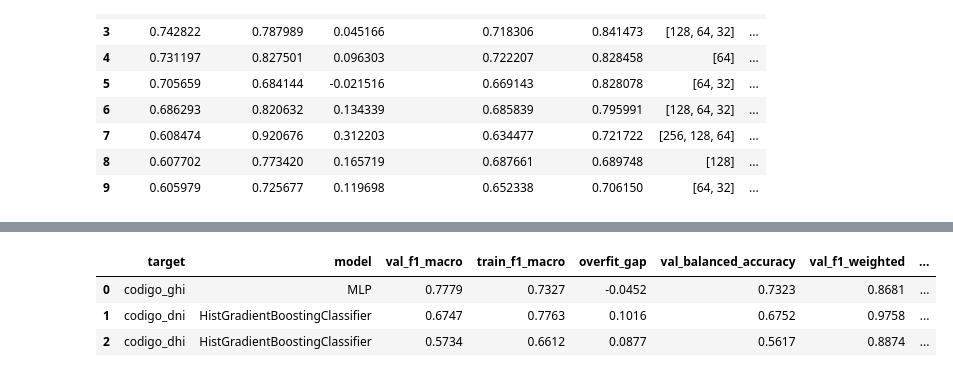
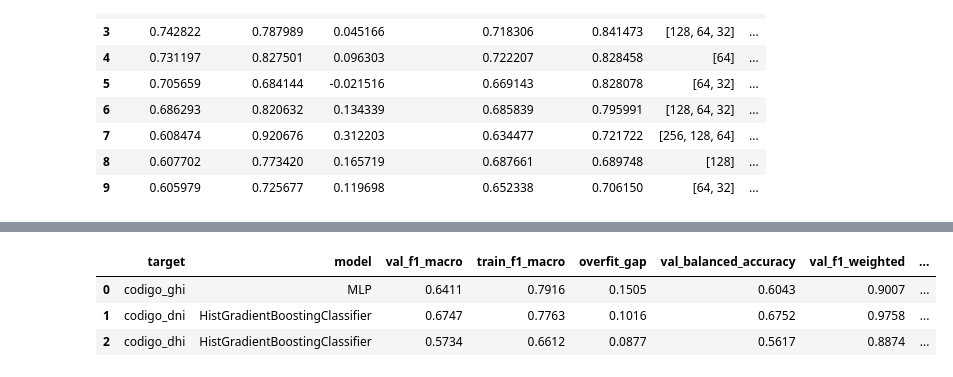
Before and after one commit to zacariasct4/TFM_IEBS, a Jupyter notebook: notebooks/15_model_selection_optimization.ipynb, the cells around one changed output, grey strips where cells are left out. Cells and saved outputs as stored; diff of their text form; code cells hidden in the pictures.

Commit message:
Final models are finally selected and optimized. They are saved along their results. Some python files with functions are also improved to manage and save these models

```diff
--- a/notebooks/15_model_selection_optimization.ipynb
+++ b/notebooks/15_model_selection_optimization.ipynb
@@ -2086,15 +1710,0 @@ best_mlp_ghi_df.to_parquet(
-# %%
-best_mlp_ghi = (
-    mlp_ghi_results
-    .iloc[0]
-    .copy()
-)
-
-best_mlp_ghi_df = pd.DataFrame(
-    [best_mlp_ghi]
-)
-
-best_mlp_ghi_df.to_parquet(
-    MLP_GHI_BEST_PATH,
-    index=False
-)
@@ -2161,14 +2215,25 @@ final_model_selection = pd.DataFrame([
     {
         "target": "codigo_ghi",
         "model": "MLP",
-        "val_f1_macro": best_mlp_ghi["val_f1_macro"],
-        "train_f1_macro": best_mlp_ghi["train_f1_macro"],
-        "overfit_gap": best_mlp_ghi["overfit_gap"],
+        "val_f1_macro": best_mlp_ghi[
+            "val_f1_macro_mean"
+        ],
+        "train_f1_macro": best_mlp_ghi[
+            "train_f1_macro_mean"
+        ],
+        "overfit_gap": (
+            best_mlp_ghi[
+                "train_f1_macro_mean"
+            ]
+            - best_mlp_ghi[
+                "val_f1_macro_mean"
+            ]
+        ),
         "val_balanced_accuracy": best_mlp_ghi[
-            "val_balanced_accuracy"
+            "val_balanced_accuracy_mean"
         ],
         "val_f1_weighted": best_mlp_ghi[
-            "val_f1_weighted"
+            "val_f1_weighted_mean"
         ],
         "source_model_id": mlp_ghi_id,
     },
@@ -2194,33 +2259,33 @@ final_model_selection = pd.DataFrame([
         "source_model_id": dni_hgb_id,
     },
 
     {
         "target": "codigo_dhi",
         "model": "HistGradientBoostingClassifier",
         "val_f1_macro": hgb_dhi_results.iloc[0][
             "val_f1_macro"
         ],
         "train_f1_macro": hgb_dhi_results.iloc[0][
             "train_f1_macro"
         ],
         "overfit_gap": hgb_dhi_results.iloc[0][
             "overfit_gap"
         ],
         "val_balanced_accuracy": hgb_dhi_results.iloc[0][
             "val_balanced_accuracy"
         ],
         "val_f1_weighted": hgb_dhi_results.iloc[0][
             "val_f1_weighted"
         ],
         "source_model_id": dhi_hgb_id,
     },
 ])
 
 display(
     final_model_selection.round(4)
 )
 # %% [output]
 |  | target | model | val_f1_macro | train_f1_macro | overfit_gap | val_balanced_accuracy | val_f1_weighted | ... |
-| 0 | codigo_ghi | MLP | 0.7779 | 0.7327 | -0.0452 | 0.7323 | 0.8681 | ... |
+| 0 | codigo_ghi | MLP | 0.6411 | 0.7916 | 0.1505 | 0.6043 | 0.9007 | ... |
 | 1 | codigo_dni | HistGradientBoostingClassifier | 0.6747 | 0.7763 | 0.1016 | 0.6752 | 0.9758 | ... |
 | 2 | codigo_dhi | HistGradientBoostingClassifier | 0.5734 | 0.6612 | 0.0877 | 0.5617 | 0.8874 | ... |
```
Also changed, not shown: parts of 85 cells of this notebook, 22 other files.
